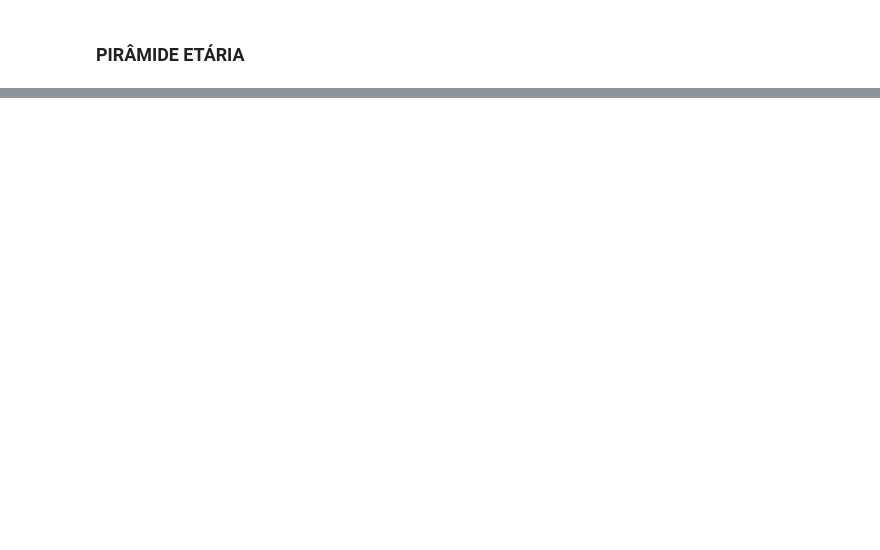
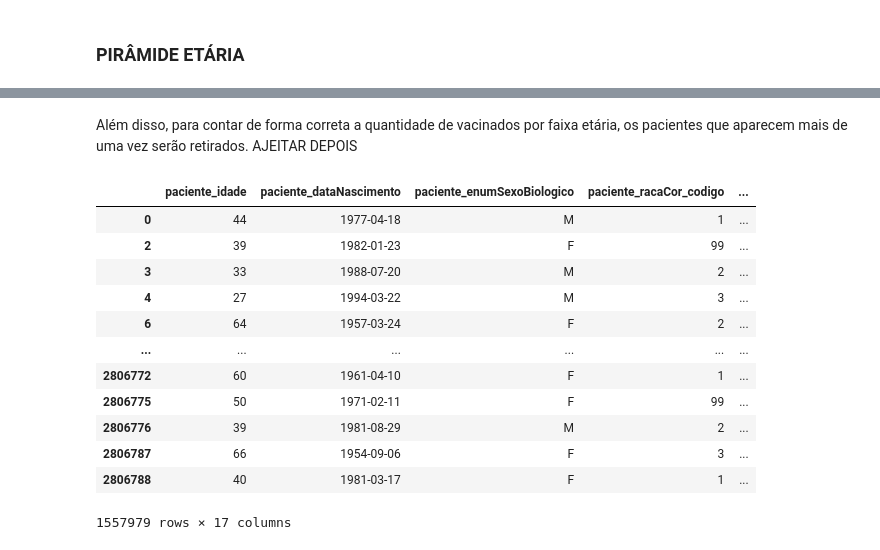
Before and after one commit to maxbarbosa/data-science-final-project, a Jupyter notebook: pir_etaria_n_analise_temporal.ipynb, the cells around one changed output, grey strips where cells are left out. Saved outputs shown, nothing was run; the diff lists cells and outputs as text; code cells hidden in the pictures; blank space fills up the shorter version.

Commit message:
Pirâmide Etária

```diff
--- a/pir_etaria_n_analise_temporal.ipynb
+++ b/pir_etaria_n_analise_temporal.ipynb
@@ -48,3 +56,23 @@ len(vax_df.paciente_id)
+# %% [markdown]
+Além disso, para contar de forma correta a quantidade de vacinados por faixa etária, os pacientes que aparecem mais de uma vez serão retirados. AJEITAR DEPOIS
+# %%
+etaria_df = vax_df.loc[vax_df.paciente_idade >= 25].drop_duplicates(subset= 'paciente_id')
+# %%
+etaria_df.loc[etaria_df.paciente_idade > 25]
+# %% [output]
+|  | paciente_idade | paciente_dataNascimento | paciente_enumSexoBiologico | paciente_racaCor_codigo | ... |
+| 0 | 44 | 1977-04-18 | M | 1 | ... |
+| 2 | 39 | 1982-01-23 | F | 99 | ... |
+| 3 | 33 | 1988-07-20 | M | 2 | ... |
+| 4 | 27 | 1994-03-22 | M | 3 | ... |
+| 6 | 64 | 1957-03-24 | F | 2 | ... |
+| ... | ... | ... | ... | ... | ... |
+| 2806772 | 60 | 1961-04-10 | F | 1 | ... |
+| 2806775 | 50 | 1971-02-11 | F | 99 | ... |
+| 2806776 | 39 | 1981-08-29 | M | 2 | ... |
+| 2806787 | 66 | 1954-09-06 | F | 3 | ... |
+| 2806788 | 40 | 1981-03-17 | F | 1 | ... |
+1557979 rows × 17 columns
 # %%
 pir_list = []
 # %%
```
Also changed, not shown: parts of 21 cells of this notebook, 2 other files.
